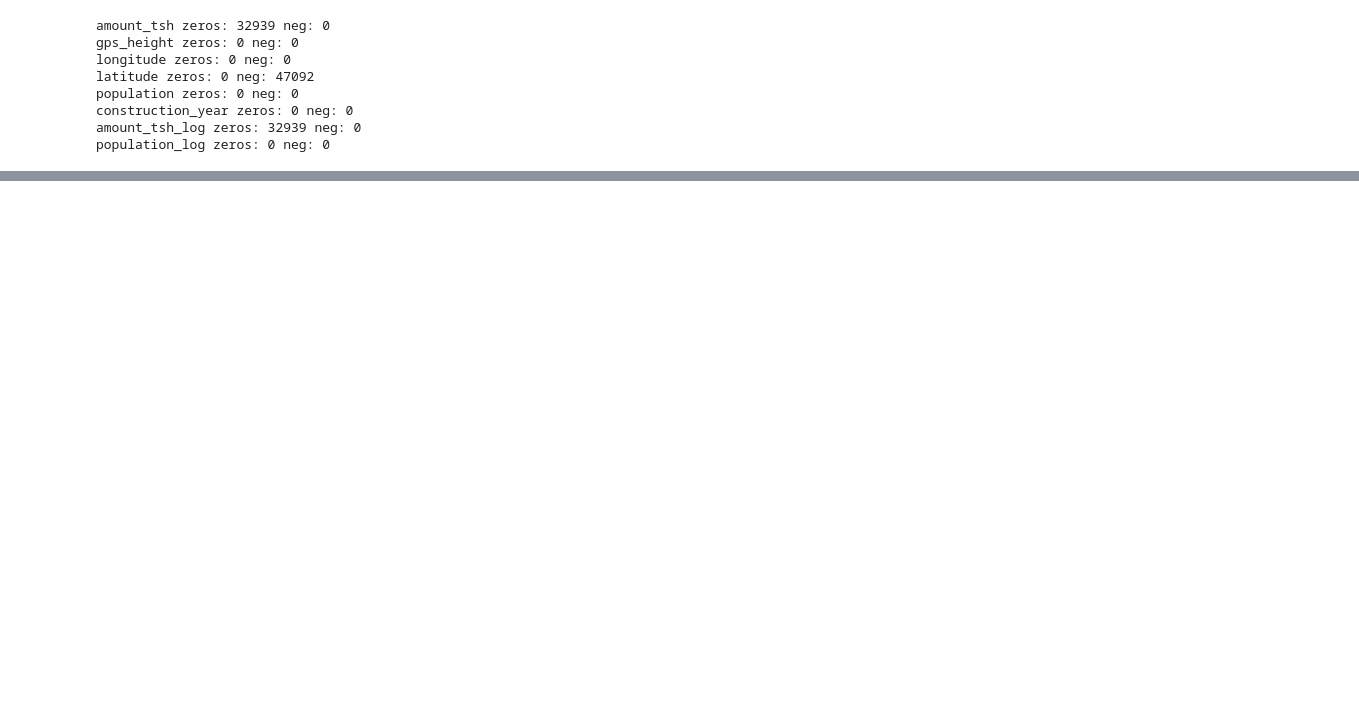
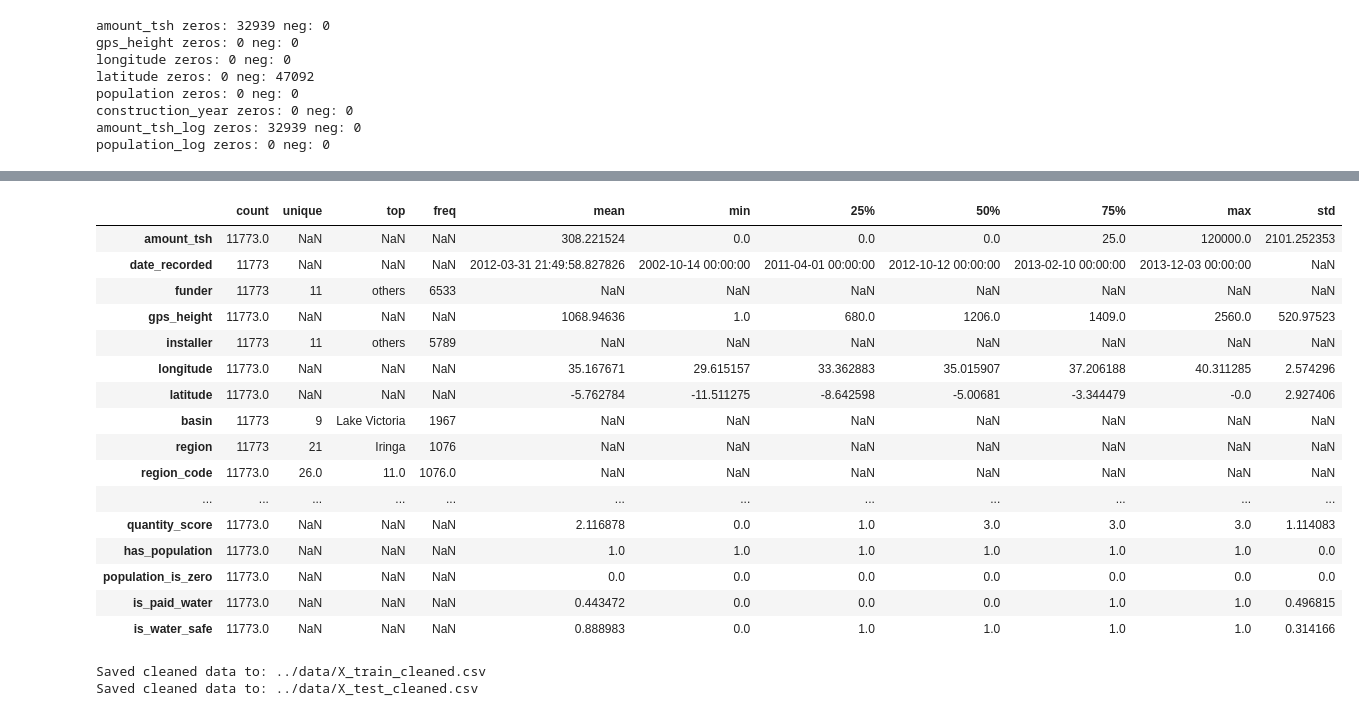
Before and after one commit to Emeriego/PumpHealth, a Jupyter notebook: notebooks/03_feature_engineering.ipynb, the cells around one changed output, grey strips where cells are left out. Drawn from its saved outputs; the diff is of its cells as text; code cells hidden in the pictures; blank space fills up the shorter version.

```diff
--- a/notebooks/03_feature_engineering.ipynb
+++ b/notebooks/03_feature_engineering.ipynb
@@ -184,6 +185,9 @@ population_log zeros: 0 neg: 0
 # %%
 X_train = create_regular_features(X_train)
 X_train = create_binary_features(X_train)
+# %%
+X_test = create_regular_features(X_test)
+X_test = create_binary_features(X_test)
 # %%
 X_train.describe(include="all").T
 # %% [output]
@@ -204,3 +208,29 @@ X_train.describe(include="all").T
 | population_is_zero | 47092.0 | NaN | NaN | NaN | 0.0 | 0.0 | 0.0 | 0.0 | 0.0 | 0.0 | 0.0 |
 | is_paid_water | 47092.0 | NaN | NaN | NaN | 0.437527 | 0.0 | 0.0 | 0.0 | 1.0 | 1.0 | 0.496087 |
 | is_water_safe | 47092.0 | NaN | NaN | NaN | 0.885862 | 0.0 | 1.0 | 1.0 | 1.0 | 1.0 | 0.317983 |
+# %%
+X_test.describe(include="all").T
+# %% [output]
+|  | count | unique | top | freq | mean | min | 25% | 50% | 75% | max | std |
+| amount_tsh | 11773.0 | NaN | NaN | NaN | 308.221524 | 0.0 | 0.0 | 0.0 | 25.0 | 120000.0 | 2101.252353 |
+| date_recorded | 11773 | NaN | NaN | NaN | 2012-03-31 21:49:58.827826 | 2002-10-14 00:00:00 | 2011-04-01 00:00:00 | 2012-10-12 00:00:00 | 2013-02-10 00:00:00 | 2013-12-03 00:00:00 | NaN |
+| funder | 11773 | 11 | others | 6533 | NaN | NaN | NaN | NaN | NaN | NaN | NaN |
+| gps_height | 11773.0 | NaN | NaN | NaN | 1068.94636 | 1.0 | 680.0 | 1206.0 | 1409.0 | 2560.0 | 520.97523 |
+| installer | 11773 | 11 | others | 5789 | NaN | NaN | NaN | NaN | NaN | NaN | NaN |
+| longitude | 11773.0 | NaN | NaN | NaN | 35.167671 | 29.615157 | 33.362883 | 35.015907 | 37.206188 | 40.311285 | 2.574296 |
+| latitude | 11773.0 | NaN | NaN | NaN | -5.762784 | -11.511275 | -8.642598 | -5.00681 | -3.344479 | -0.0 | 2.927406 |
+| basin | 11773 | 9 | Lake Victoria | 1967 | NaN | NaN | NaN | NaN | NaN | NaN | NaN |
+| region | 11773 | 21 | Iringa | 1076 | NaN | NaN | NaN | NaN | NaN | NaN | NaN |
+| region_code | 11773.0 | 26.0 | 11.0 | 1076.0 | NaN | NaN | NaN | NaN | NaN | NaN | NaN |
+| ... | ... | ... | ... | ... | ... | ... | ... | ... | ... | ... | ... |
+| quantity_score | 11773.0 | NaN | NaN | NaN | 2.116878 | 0.0 | 1.0 | 3.0 | 3.0 | 3.0 | 1.114083 |
+| has_population | 11773.0 | NaN | NaN | NaN | 1.0 | 1.0 | 1.0 | 1.0 | 1.0 | 1.0 | 0.0 |
+| population_is_zero | 11773.0 | NaN | NaN | NaN | 0.0 | 0.0 | 0.0 | 0.0 | 0.0 | 0.0 | 0.0 |
+| is_paid_water | 11773.0 | NaN | NaN | NaN | 0.443472 | 0.0 | 0.0 | 0.0 | 1.0 | 1.0 | 0.496815 |
+| is_water_safe | 11773.0 | NaN | NaN | NaN | 0.888983 | 0.0 | 1.0 | 1.0 | 1.0 | 1.0 | 0.314166 |
+# %%
+save_cleaned_data(X_train, "../data/X_train_cleaned.csv")
+save_cleaned_data(X_test, "../data/X_test_cleaned.csv")
+# %% [output]
+Saved cleaned data to: ../data/X_train_cleaned.csv
+Saved cleaned data to: ../data/X_test_cleaned.csv
```
Also changed, not shown: parts of 1 cell of this notebook, 1 other file.
